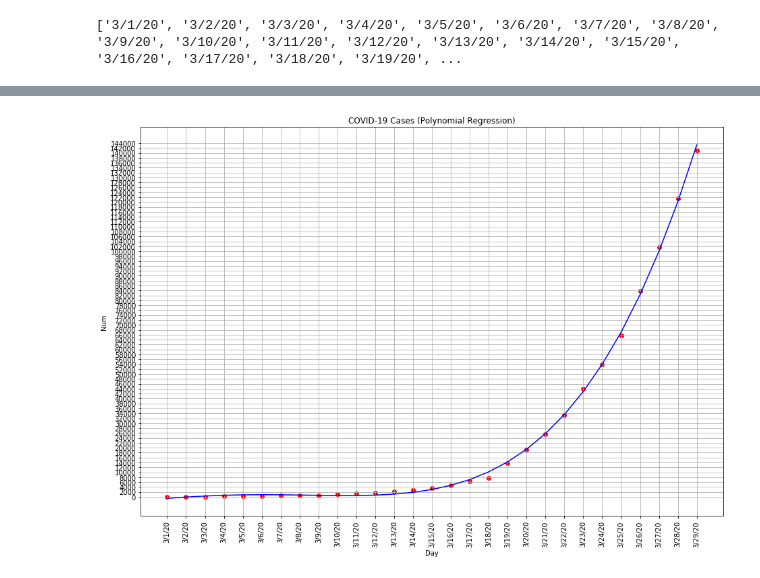
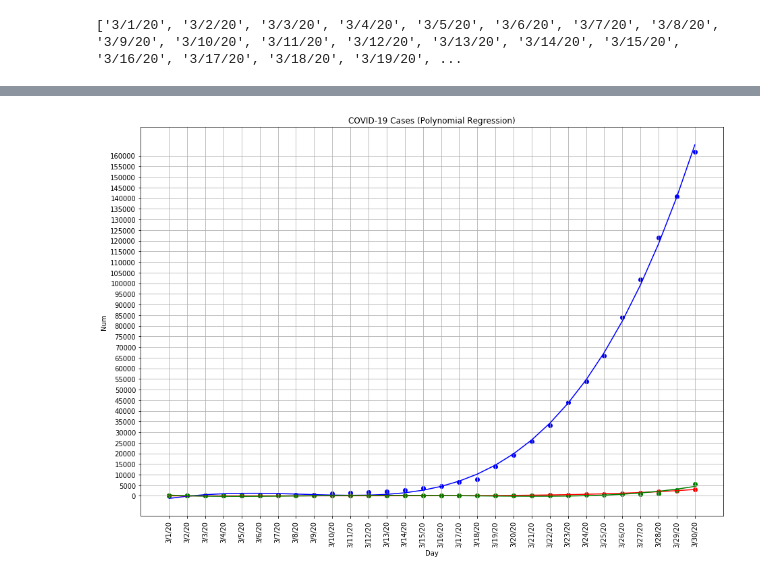
Before and after one commit to fuzzbient/jupyter, a Jupyter notebook: 20200323 COVID Regressions US.ipynb, the cells around one changed output, grey strips where cells are left out. Saved outputs shown, nothing was run; the diff lists cells and outputs as text; code cells hidden in the pictures.

```diff
--- a/20200323 COVID Regressions US.ipynb
+++ b/20200323 COVID Regressions US.ipynb
@@ -21,6 +23,14 @@ urllib.request.urlretrieve('https://raw.githubusercontent.com/CSSEGISandData/COV
 # %%
 time_series_file = "Documents/time_series_covid19_confirmed_global.csv"
 df = pd.read_csv(time_series_file)
+
+time_series_file_d = "Documents/time_series_covid19_deaths_global.csv"
+df_d = pd.read_csv(time_series_file_d)
+
+time_series_file_r = "Documents/time_series_covid19_recovered_global.csv"
+df_r = pd.read_csv(time_series_file_r)
+
+
 print(df.head())
 # %% [output]
   Province/State Country/Region      Lat     Long  1/22/20  1/23/20  1/24/20  \
@@ -73,4 +83,6 @@ df.loc[df['Country/Region'] == 'US']
 # %%
 rownum = df.loc[df['Country/Region'] == 'US'].index[0]
-print(rownum)
+rownum_d = df_d.loc[df['Country/Region'] == 'US'].index[0]
+rownum_r = df_r.loc[df['Country/Region'] == 'US'].index[0]
+print(rownum, rownum_d, rownum_r)
 # %% [output]
@@ -80,9 +92,11 @@ print(rownum)
 #cases = df.loc[226, '3/1/20':'3/22/20']
 dates = headers[:]
 cases = df.loc[rownum, dates[0]:dates[-1]]
+deaths = df_d.loc[rownum_d, dates[0]:dates[-1]]
+recoveries = df_r.loc[rownum_r, dates[0]:dates[-1]]
 state = df.loc[rownum, 'Province/State':'Country/Region']
 
-print(state,dates,cases)
+print(state,dates,cases,deaths,recoveries)
 # %% [output]
 Province/State    NaN
 Country/Region     US
@@ -122,8 +138,12 @@ print(datetimes)
 # %%
 x = np.array(datetimes)
 y = np.array(cases)
+y_d = np.array(deaths)
+y_r = np.array(recoveries)
 x = x.reshape(len(x),1)
 y = y.reshape(len(y),1)
+y_d = y_d.reshape(len(y_d),1)
+y_r = y_r.reshape(len(y_r),1)
 
 #print(x,y)
 # %%
@@ -133,30 +153,49 @@ x_trainp, x_testp, y_trainp, y_testp = train_test_split(x, y, test_size=0.2, ran
 # %%
 # Fitting Polynomial Regression to the dataset
 from sklearn.linear_model import LinearRegression
 from sklearn.preprocessing import PolynomialFeatures
+
+#All Cases
 poly_reg = PolynomialFeatures(degree=4)
 x_poly = poly_reg.fit_transform(x)
 pol_reg = LinearRegression()
 pol_reg.fit(x_poly, y)
 
+#Deaths
+poly_reg_d = PolynomialFeatures(degree=4)
+x_poly_d = poly_reg_d.fit_transform(x)
+pol_reg_d = LinearRegression()
+pol_reg_d.fit(x_poly_d, y_d)
+
+#Recovieries
+poly_reg_r = PolynomialFeatures(degree=4)
+x_poly_r = poly_reg_r.fit_transform(x)
+pol_reg_r = LinearRegression()
+pol_reg_r.fit(x_poly_r, y_r)
+
+
 # Visualizing the Polymonial Regression results
 def viz_polymonial():
     fig = plt.figure(figsize=(15,10))
     axes = fig.add_axes([0.0,0.0,0.8,0.8])
-    axes.scatter(dates, y, color='red')
+    axes.scatter(dates, y, color='blue')
+    axes.scatter(dates, y_d, color='red')
+    axes.scatter(dates, y_r, color='green')
     axes.plot(dates, pol_reg.predict(poly_reg.fit_transform(x)), color='blue')
+    axes.plot(dates, pol_reg_d.predict(poly_reg_d.fit_transform(x)), color='red')
+    axes.plot(dates, pol_reg_r.predict(poly_reg_r.fit_transform(x)), color='green')
     #axes.ticklabel_format(useOffset=False, style='plain')
     plt.title('COVID-19 Cases (Polynomial Regression)')
     plt.xlabel('Day')
     plt.ylabel('Num')
-    axes.set_yticks(np.arange(0, cases[-1] + 5000, 2000))
+    axes.set_yticks(np.arange(0, cases[-1], 5000))
     plt.grid()
     plt.xticks(rotation=90)
     plt.show()
     return
 viz_polymonial()
 # %% [output]
-[figure, old version]
+[figure, new version]
 # %%
 # Polymonial Regression Prediction
 april_6 = pd.to_datetime('04/06/2020', infer_datetime_format=True).dayofyear
```
Also changed, not shown: parts of 14 cells of this notebook, 1 other file.
